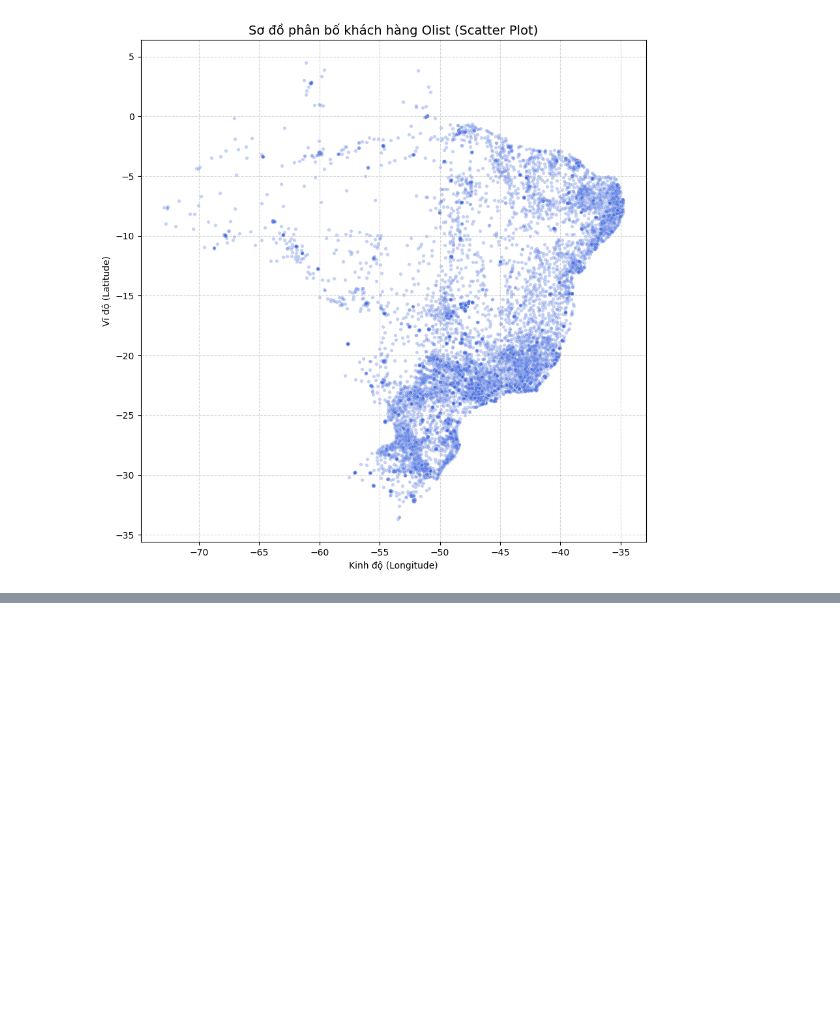
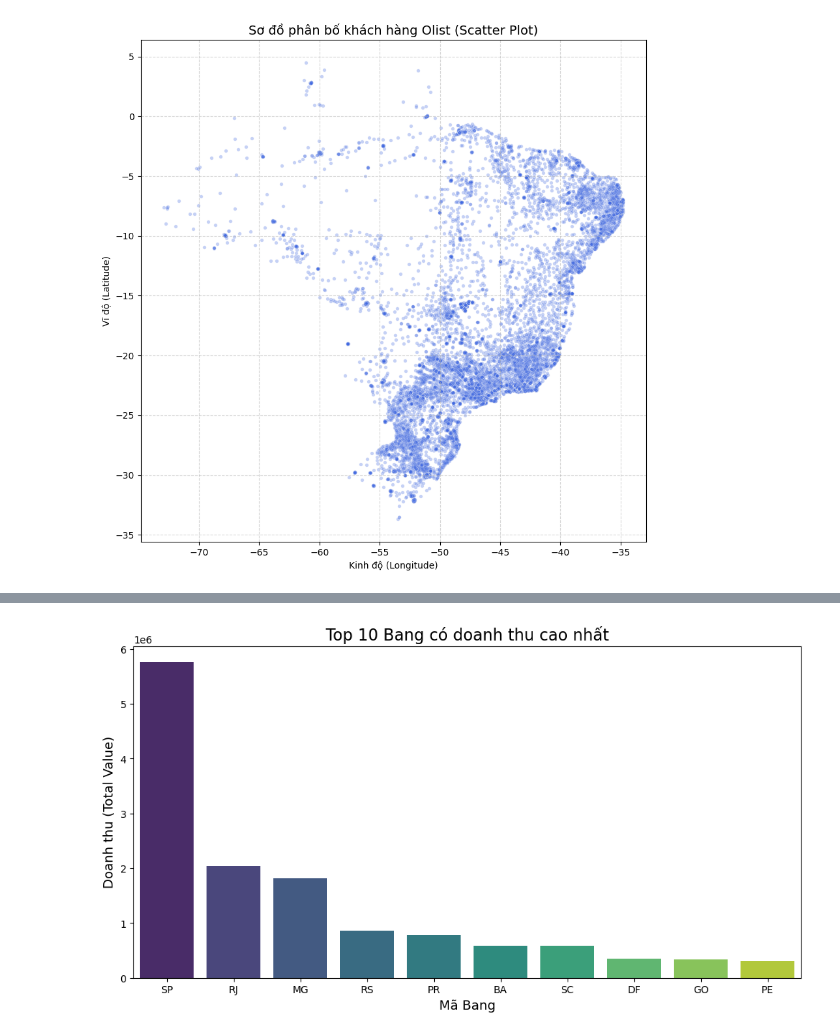
Before and after one commit to bhuukhang/sgu25_data_mining, a Jupyter notebook: DoAn_CuoiKy_Olist/notebooks/EDA_Clustering.ipynb, the cells around one changed output, grey strips where cells are left out. Drawn from its saved outputs; the diff is of its cells as text; code cells hidden in the pictures; blank space fills up the shorter version.

Commit message:
Hải Yến - Cập nhật phân tích EDA và tính toán RFM

```diff
--- a/DoAn_CuoiKy_Olist/notebooks/EDA_Clustering.ipynb
+++ b/DoAn_CuoiKy_Olist/notebooks/EDA_Clustering.ipynb
@@ -154,0 +187,29 @@ Hãy mở thư mục chứa code và mở file .html vừa tạo để xem bản
+# %%
+import pandas as pd
+import matplotlib.pyplot as plt
+import seaborn as sns
+import datetime as dt
+
+# Cấu hình hiển thị
+%matplotlib inline
+import warnings
+warnings.filterwarnings('ignore')
+
+# Đọc dữ liệu
+try:
+    df_master = pd.read_csv('master_data.csv')
+    print("Đọc dữ liệu thành công!")
+
+    # Xử lý kiểu dữ liệu Thời gian (Bắt buộc cho bài toán RFM)
+    df_master['order_purchase_timestamp'] = pd.to_datetime(df_master['order_purchase_timestamp'])
+
+    # Tạo cột Tổng doanh thu (Monetary)
+    # Tổng tiền = Giá sản phẩm (price) + Phí ship (freight_value)
+    df_master['total_value'] = df_master['price'] + df_master['freight_value']
+
+    # Kiểm tra dữ liệu sau khi xử lý
+    print(f"Kích thước dữ liệu: {df_master.shape[0]} dòng, {df_master.shape[1]} cột")
+    display(df_master[['order_id', 'order_purchase_timestamp', 'price', 'freight_value', 'total_value']].head(6))
+
+except FileNotFoundError:
+    print("Lỗi: Không tìm thấy file master_data.csv")
@@ -154,0 +231,14 @@ Hãy mở thư mục chứa code và mở file .html vừa tạo để xem bản
+# %%
+# Tính tổng doanh thu theo Bang
+state_revenue = df_master.groupby('customer_state')['total_value'].sum().sort_values(ascending=False).head(10)
+
+# Vẽ biểu đồ cột
+plt.figure(figsize=(12, 6))
+sns.barplot(x=state_revenue.index, y=state_revenue.values, palette='viridis')
+
+plt.title('Top 10 Bang có doanh thu cao nhất', fontsize=16)
+plt.ylabel('Doanh thu (Total Value)', fontsize=13)
+plt.xlabel('Mã Bang', fontsize=13)
+plt.show()
+# %% [output]
+[figure, added]
```
Also changed, not shown: parts of 15 cells of this notebook.
